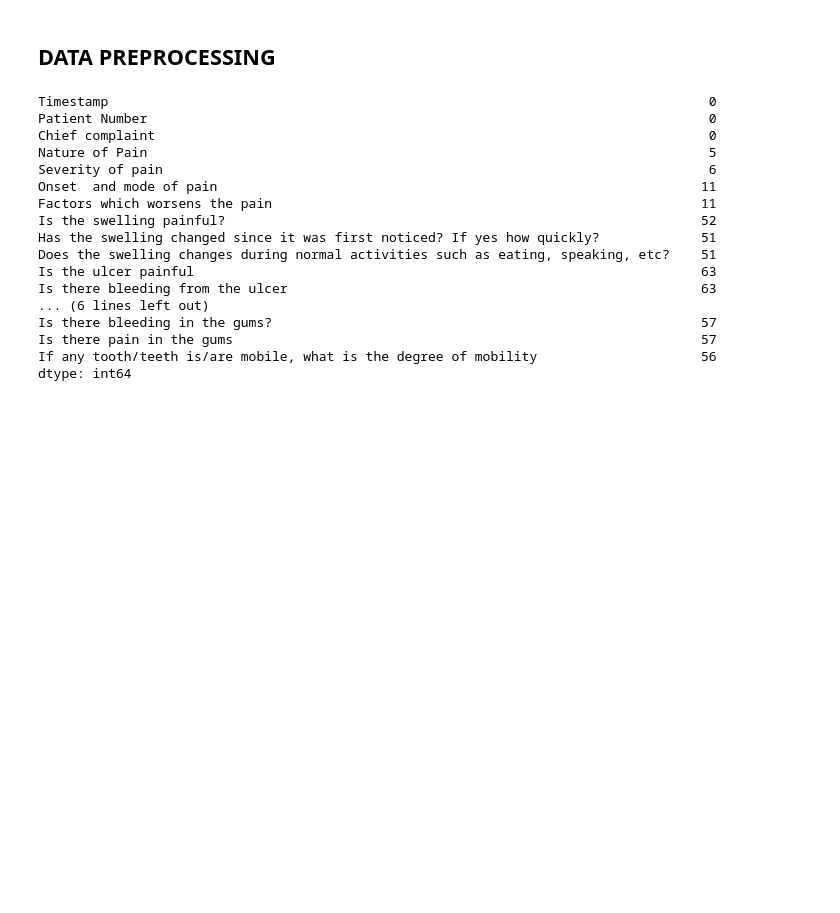
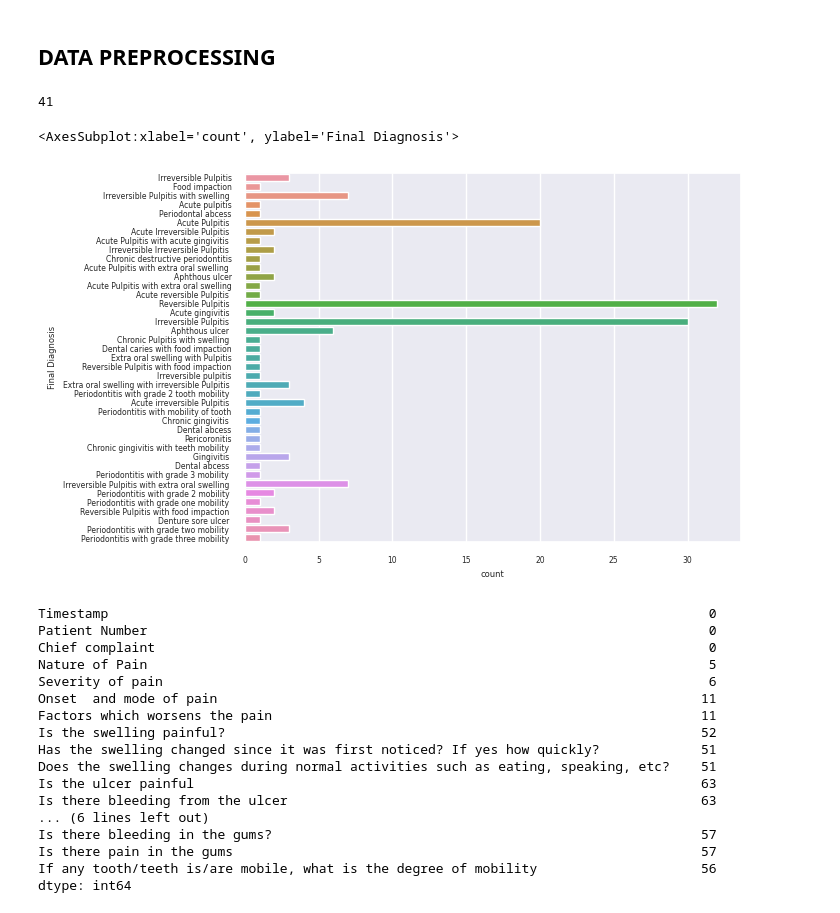
Before and after one commit to TheHuntsman4/Klepio, a Jupyter notebook: model/DentAI.ipynb, the cells around one changed output. Cells and saved outputs as stored; diff of their text form; code cells hidden in the pictures; blank space fills up the shorter version.

Commit message:
<feat>: [adds a loop to try and correct labels]

```diff
--- a/model/DentAI.ipynb
+++ b/model/DentAI.ipynb
@@ -70,7 +70,29 @@ sns.countplot(y=y, label="Number of cases")
 # %% [markdown]
 ## DATA PREPROCESSING
-# %%
-data['Final Diagnosis']=data['Final Diagnosis'].str.replace('Acute pulpits','Acute Pulpitis')
+# %%
+# data['Final Diagnosis']=data['Final Diagnosis'].str.replace('Pulpits','Irreversible Pulpits')
+misspelled = {
+    'Pulpits': 'Pulpitis',
+    'Pulpittis': 'Pulpitis',
+    'pulpits': 'Pulpitis'
+}
+for word, correct in misspelled.items():
+    data['Final Diagnosis'] = data['Final Diagnosis'].str.replace(word, correct)
+# data['Final Diagnosis']=data['Final Diagnosis'].str.replace('Pulpitis','Irreversible Pulpits')
+# data['Final Diagnosis']=data['Final Diagnosis'].str.replace('Pulpits','Irreversible Pulpits')
+data['Final Diagnosis']=data['Final Diagnosis'].str.replace('Irreversible Irreversible Pulpitis with swelling','Irreversible Pulpitis')
+# %%
+y_new = data['Final Diagnosis']
+classes_new = y_new.unique()
+print(len(classes_new))
+
+class_counts_new=y.value_counts()
+sns.set(font_scale=0.5)
+sns.countplot(y=y_new,label='Number of cases')
+# %% [output]
+41
+<AxesSubplot:xlabel='count', ylabel='Final Diagnosis'>
+[figure, added]
 # %%
 # look out for null values
 data.isnull().sum()
```
Also changed, not shown: parts of 3 cells of this notebook.
